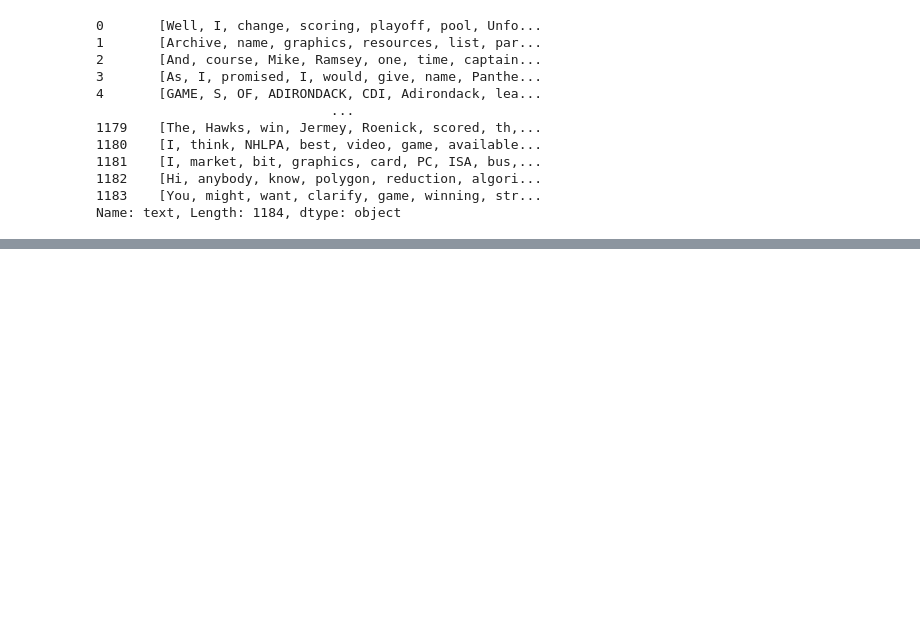
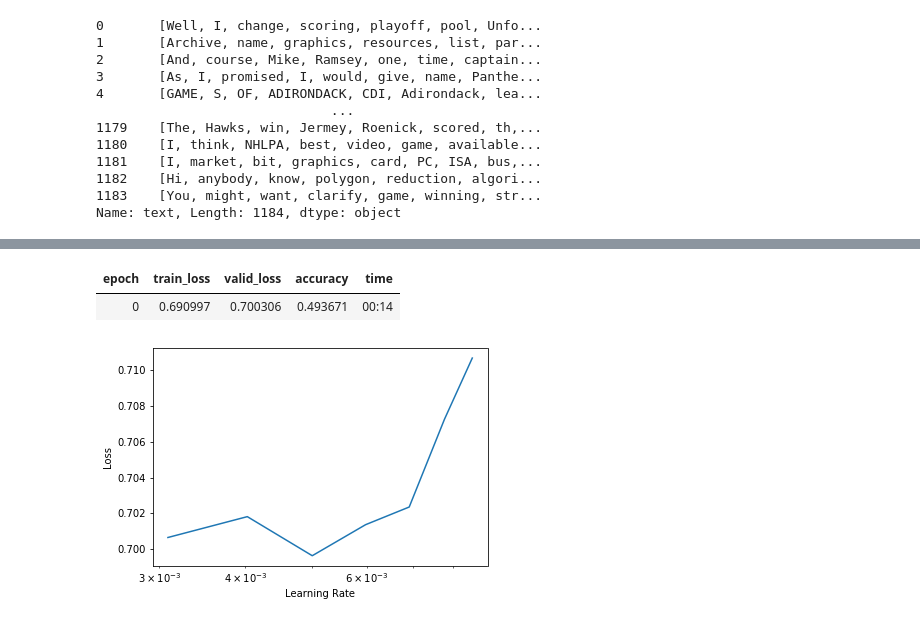
Before and after one commit to suribe1010/Kaggle, a Jupyter notebook: Transfer_Learning_Example_for_NLP_ULMFiT.ipynb, the cells around one changed output, grey strips where cells are left out. Cells and saved outputs as stored; diff of their text form; code cells hidden in the pictures; blank space fills up the shorter version.

```diff
--- a/Transfer_Learning_Example_for_NLP_ULMFiT.ipynb
+++ b/Transfer_Learning_Example_for_NLP_ULMFiT.ipynb
@@ -160,0 +181,6 @@ Name: text, Length: 1184, dtype: object
+# %%
+# Split into training(60%) and validation(40%) sets
+from sklearn.model_selection import train_test_split
+df_train, df_valid = train_test_split(df, stratify=df['label'], test_size=0.4, random_state = 12)
+df_train.shape
+df_train
@@ -160,0 +201,3 @@ Name: text, Length: 1184, dtype: object
+# %%
+# Prepare the data for the language model data
+data_lm = TextLMDataBunch.from_df(train_df=df_train, valid_df=df_valid, path="")
@@ -160,0 +231,16 @@ Name: text, Length: 1184, dtype: object
+# %%
+# FINE-TUNING THE PRE-TRAINED MODEL
+# Create a learner object: learn. It will directly create a model
+
+learn = language_model_learner(data_lm, arch = AWD_LSTM, pretrained = True,
+                               drop_mult=0.7)
+# %%
+# Train the learner object with learning rate = 1e-2
+learn.fit_one_cycle(1, 1e-2)
+# %% [output]
+| epoch | train_loss | valid_loss | accuracy | time |
+| 0 | 0.690997 | 0.700306 | 0.493671 | 00:14 |
+# %%
+learn.recorder.plot()
+# %% [output]
+[figure, added]
```
Also changed, not shown: parts of 11 cells of this notebook.
